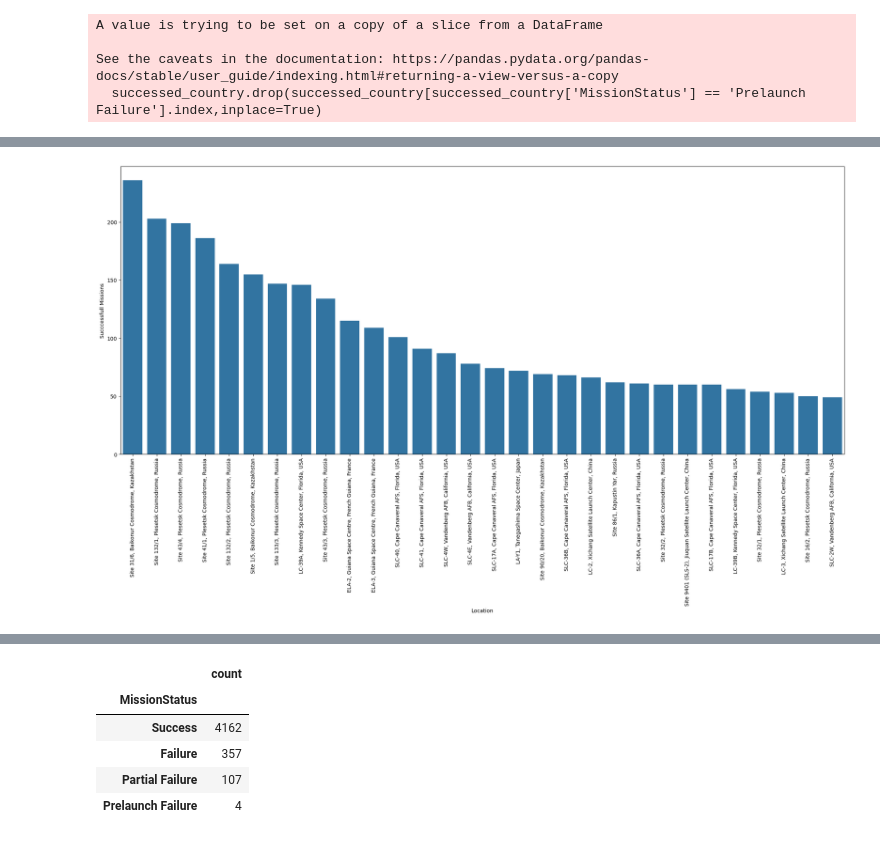
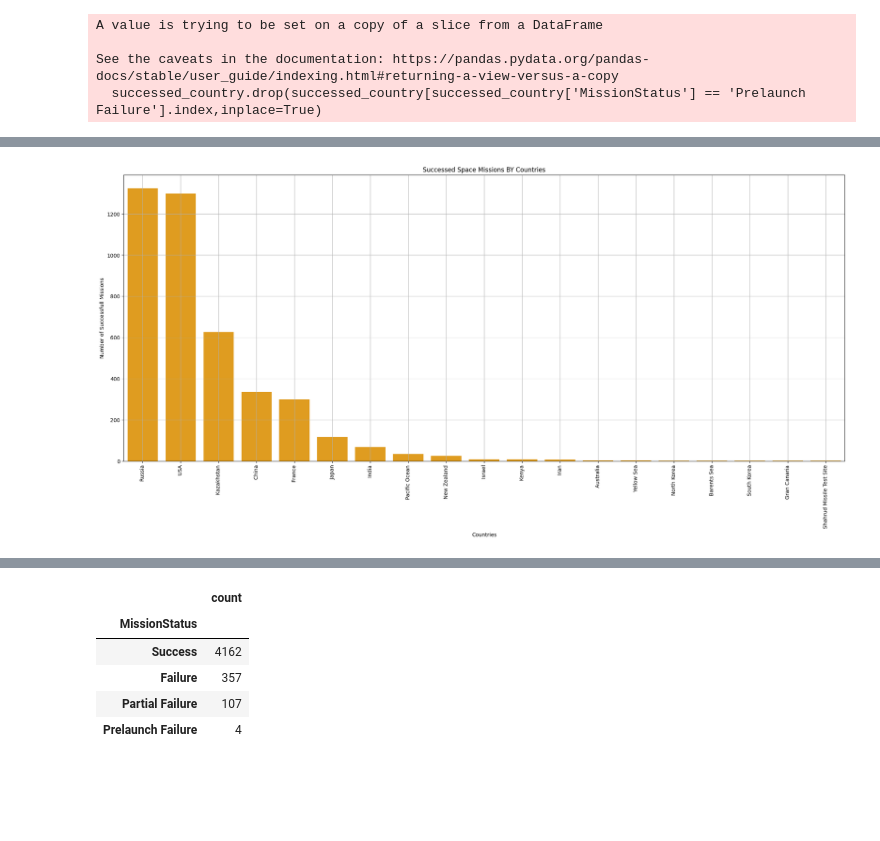
Before and after one commit to Madanmistry999/SpaceMissions_Data_Analysis, a Jupyter notebook: Spacedata_Analysis.ipynb, the cells around one changed output, grey strips where cells are left out. Cells and saved outputs as stored; diff of their text form; code cells hidden in the pictures; blank space fills up the shorter version.

```diff
--- a/Spacedata_Analysis.ipynb
+++ b/Spacedata_Analysis.ipynb
@@ -612,3 +601,0 @@ successed_country
-# %%
-#successed_country.reset_index(inplace=True)
-successed_country.drop(columns={'MissionYear'},inplace=True)
@@ -619,5 +601,0 @@ successed_country.value_counts().sum()
-# %%
-#sort in descending order
-successed_country.sort_values(by='MissionStatus',ascending=False,inplace=True)
-# %%
-successed_country.rename(columns={'MissionStatus':'Succcessfull Missions'},inplace=True)
@@ -628,2 +601,0 @@ KeyError: 'Location'
-# %%
-successed_country.reset_index(inplace=True)
@@ -646,7 +602,11 @@ successed_country
 # %%
 plt.figure(figsize=(25,10))
-sns.barplot(data=successed_country.head(30),x='Location',y='Succcessfull Missions')
+sns.barplot(data=successed_country,x=successed_country.index,y='Successed Missions',color='orange')
+plt.title('Successed Space Missions BY Countries')
+plt.xlabel('Countries')
+plt.ylabel('Number of Successfull Missions')
 plt.xticks(rotation=90)
+plt.grid()
 plt.show()
 # %% [output]
-[figure, old version]
+[figure, new version]
```
Also changed, not shown: parts of 53 cells of this notebook.
